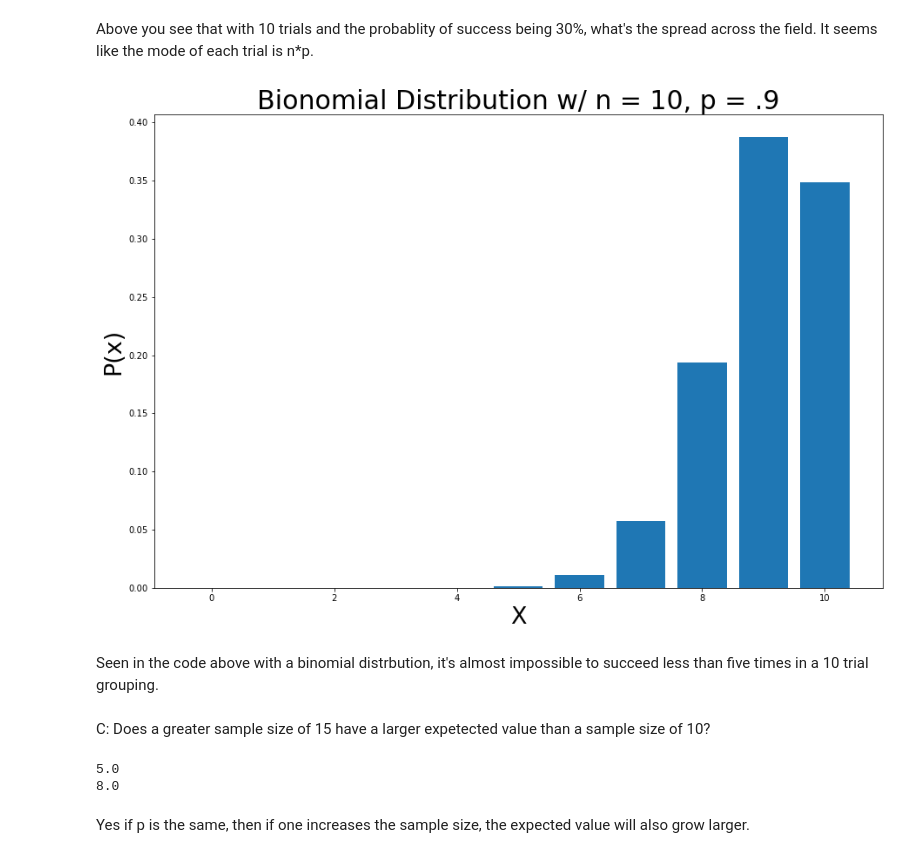
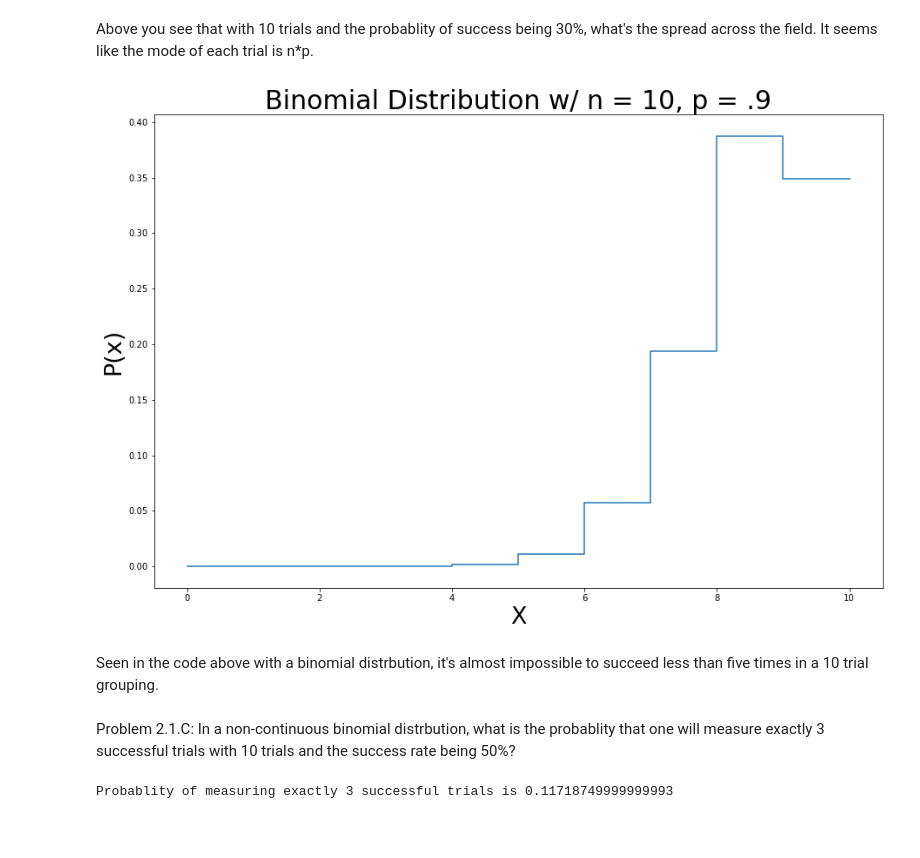
Before and after one commit to ardenchaing/Phys-434, a Jupyter notebook: Lab1.ipynb, the cells around one changed output. Saved outputs shown, nothing was run; the diff lists cells and outputs as text; code cells hidden in the pictures; blank space fills up the shorter version.

```diff
--- a/Lab1.ipynb
+++ b/Lab1.ipynb
@@ -165,30 +199,26 @@ Above you see that with 10 trials and the probablity of success being 30%, what'
 # %%
 n = 10
 p = .9
 # defining list of r values
 r_values = list(range(n + 1))
 # list of pmf values
 dist = [binom.pmf(r, n, p) for r in r_values ]
 # plotting the graph
-plt.bar(r_values, dist)
+plt.step(r_values, dist)
 plt.xlabel('X', fontsize = 27)
 plt.ylabel('P(x)', fontsize = 27)
-plt.title('Bionomial Distribution w/ n = 10, p = .9', fontsize = 30)
+plt.title('Binomial Distribution w/ n = 10, p = .9', fontsize = 30)
 plt.show()
 # %% [output]
-[figure, old version]
+[figure, new version]
 # %% [markdown]
 Seen in the code above with a binomial distrbution, it's almost impossible to succeed less than five times in a 10 trial grouping.
-# %% [markdown]
-C: Does a greater sample size of 15 have a larger expetected value than a sample size of 10?
+# %% [markdown]
+Problem 2.1.C: In a non-continuous binomial distrbution, what is the probablity that one will measure exactly 3 successful trials with 10 trials and the success rate being 50%?
 # %%
+# 2.1.C
 n = 10
 p = .5
-print (stats.binom(n, p).ppf(.5))
-n = 15
-print (stats.binom(n, p).ppf(.5))
+print("Probablity of measuring exactly 3 successful trials is " + str(stats.binom(n, p).cdf(3) - stats.binom(n,p).cdf(2)))
 # %% [output]
-5.0
-8.0
+Probablity of measuring exactly 3 successful trials is 0.11718749999999993
-# %% [markdown]
-Yes if p is the same, then if one increases the sample size, the expected value will also grow larger.
```
Also changed, not shown: parts of 58 cells of this notebook.
